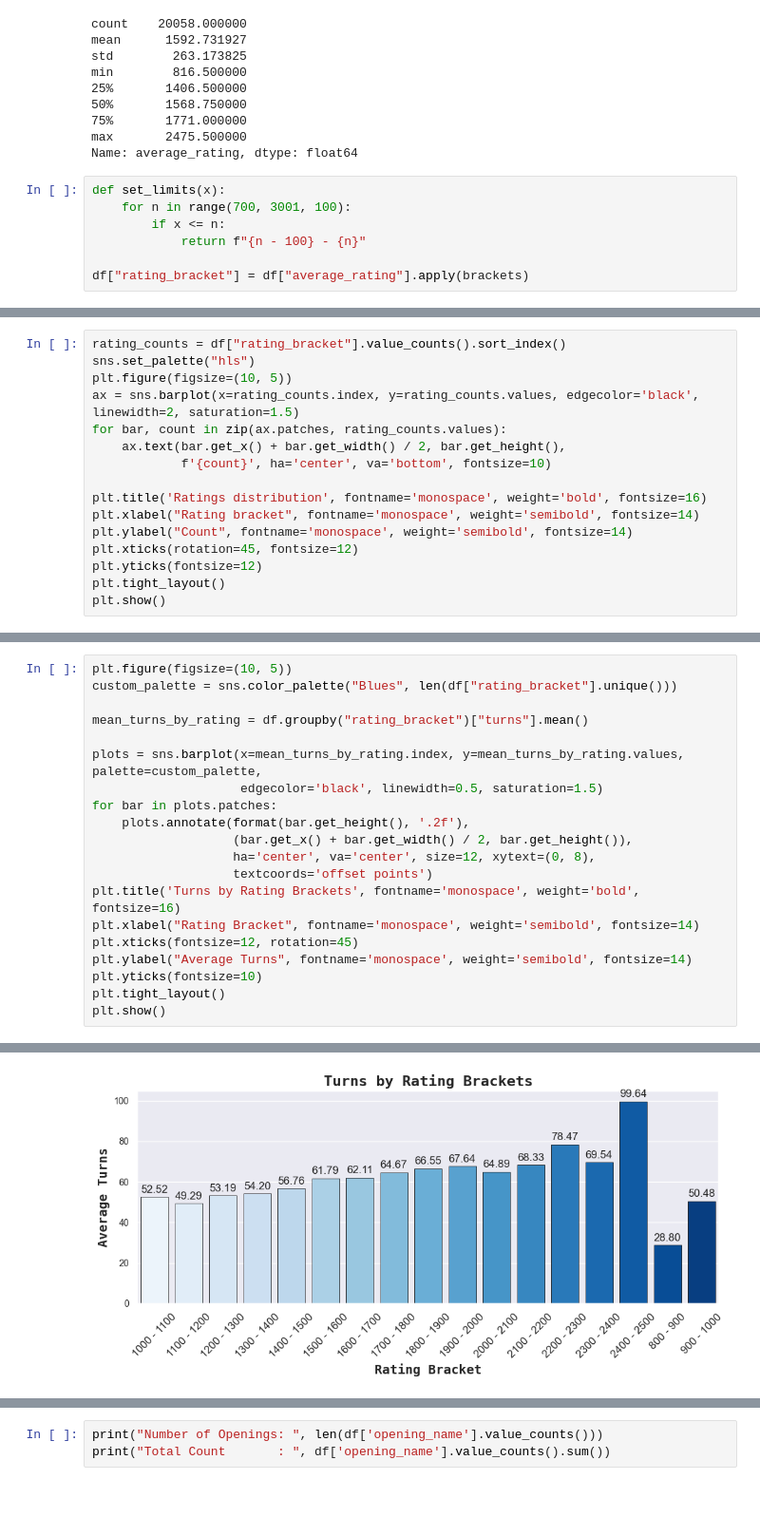
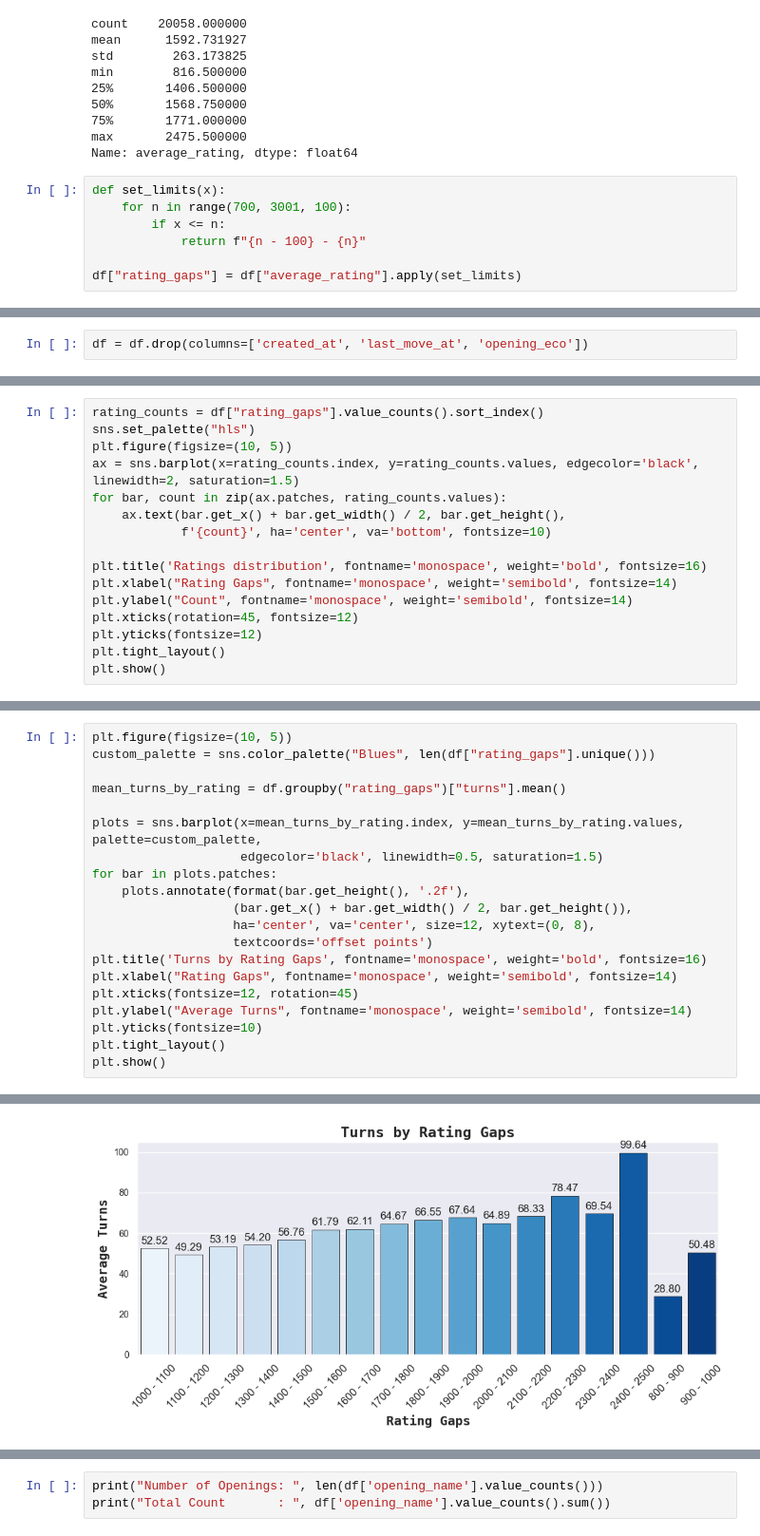
Before and after one commit to reepNao/Veri-Analizi-Bootcamp, a Jupyter notebook: chess_data_analysis.ipynb, the cells around one changed output, grey strips where cells are left out. Shown at 95% size. Drawn from its saved outputs; the diff is of its cells as text; blank space fills up the shorter version.

Commit message:
updating_values

```diff
--- a/chess_data_analysis.ipynb
+++ b/chess_data_analysis.ipynb
@@ -45,4 +45,4 @@ def set_limits(x):
         if x <= n:
             return f"{n - 100} - {n}"
 
-df["rating_bracket"] = df["average_rating"].apply(brackets)
+df["rating_gaps"] = df["average_rating"].apply(set_limits)
@@ -57,0 +49,2 @@ df.head()
+# %%
+df = df.drop(columns=['created_at', 'last_move_at', 'opening_eco'])
@@ -80,5 +81,5 @@ dtype: object
 # %%
-rating_counts = df["rating_bracket"].value_counts().sort_index()
+rating_counts = df["rating_gaps"].value_counts().sort_index()
 sns.set_palette("hls")
 plt.figure(figsize=(10, 5))
 ax = sns.barplot(x=rating_counts.index, y=rating_counts.values, edgecolor='black', linewidth=2, saturation=1.5)
@@ -87,7 +88,7 @@ for bar, count in zip(ax.patches, rating_counts.values):
             f'{count}', ha='center', va='bottom', fontsize=10)
 
 plt.title('Ratings distribution', fontname='monospace', weight='bold', fontsize=16)
-plt.xlabel("Rating bracket", fontname='monospace', weight='semibold', fontsize=14)
+plt.xlabel("Rating Gaps", fontname='monospace', weight='semibold', fontsize=14)
 plt.ylabel("Count", fontname='monospace', weight='semibold', fontsize=14)
 plt.xticks(rotation=45, fontsize=12)
 plt.yticks(fontsize=12)
@@ -98,25 +101,25 @@ plt.show()
 # %%
 plt.figure(figsize=(10, 5))
-custom_palette = sns.color_palette("Blues", len(df["rating_bracket"].unique()))
+custom_palette = sns.color_palette("Blues", len(df["rating_gaps"].unique()))
 
-mean_turns_by_rating = df.groupby("rating_bracket")["turns"].mean()
+mean_turns_by_rating = df.groupby("rating_gaps")["turns"].mean()
 
 plots = sns.barplot(x=mean_turns_by_rating.index, y=mean_turns_by_rating.values, palette=custom_palette,
                     edgecolor='black', linewidth=0.5, saturation=1.5)
 for bar in plots.patches:
     plots.annotate(format(bar.get_height(), '.2f'),
                    (bar.get_x() + bar.get_width() / 2, bar.get_height()),
                    ha='center', va='center', size=12, xytext=(0, 8),
                    textcoords='offset points')
-plt.title('Turns by Rating Brackets', fontname='monospace', weight='bold', fontsize=16)
-plt.xlabel("Rating Bracket", fontname='monospace', weight='semibold', fontsize=14)
+plt.title('Turns by Rating Gaps', fontname='monospace', weight='bold', fontsize=16)
+plt.xlabel("Rating Gaps", fontname='monospace', weight='semibold', fontsize=14)
 plt.xticks(fontsize=12, rotation=45)
 plt.ylabel("Average Turns", fontname='monospace', weight='semibold', fontsize=14)
 plt.yticks(fontsize=10)
 plt.tight_layout()
 plt.show()
 # %% [output]
 Passing `palette` without assigning `hue` is deprecated and will be removed in v0.14.0. Assign the `x` variable to `hue` and set `legend=False` for the same effect.
 
   plots = sns.barplot(x=mean_turns_by_rating.index, y=mean_turns_by_rating.values, palette=custom_palette,
-[figure, old version]
+[figure, new version]
```
Also changed, not shown: parts of 17 cells of this notebook.
